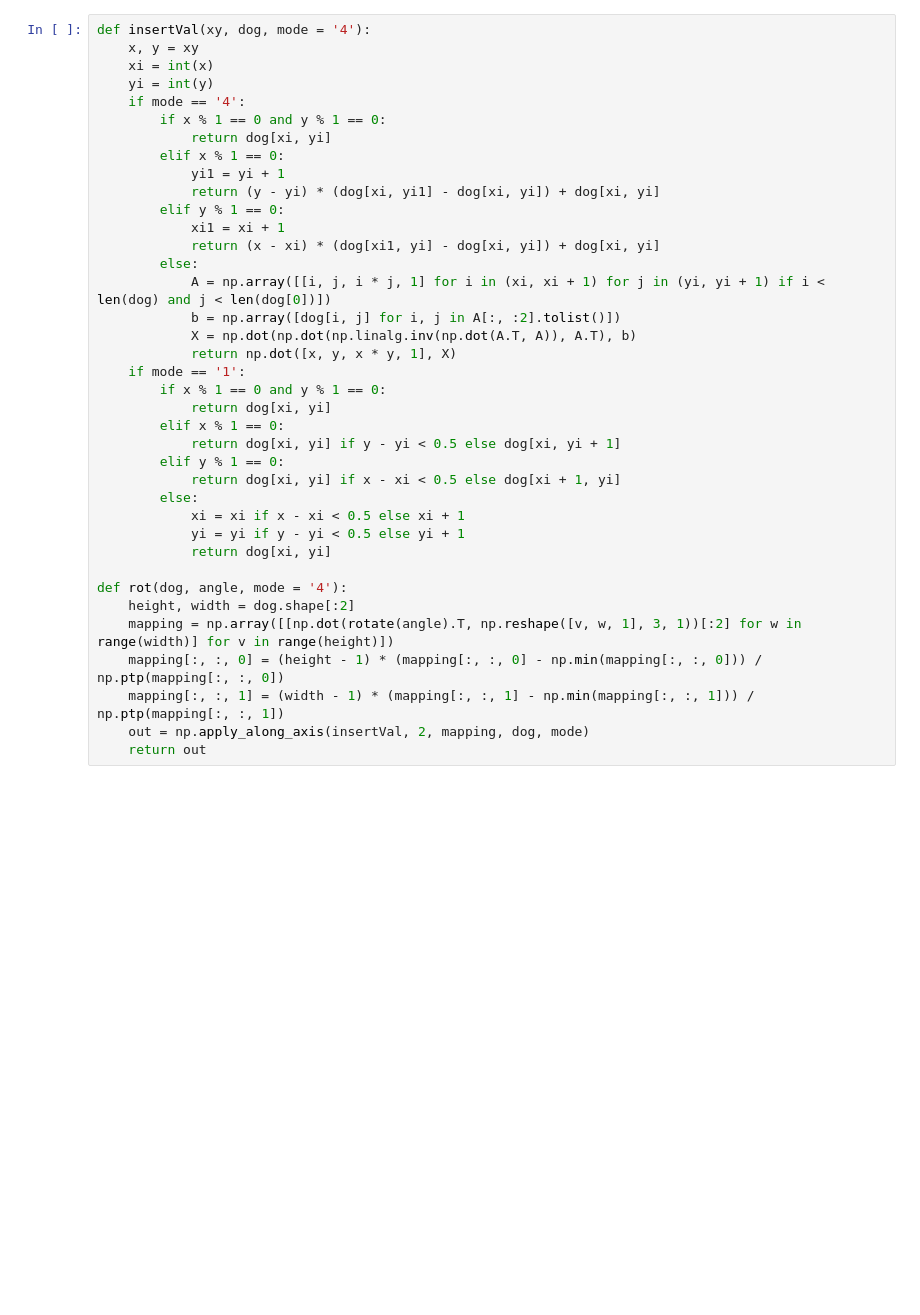
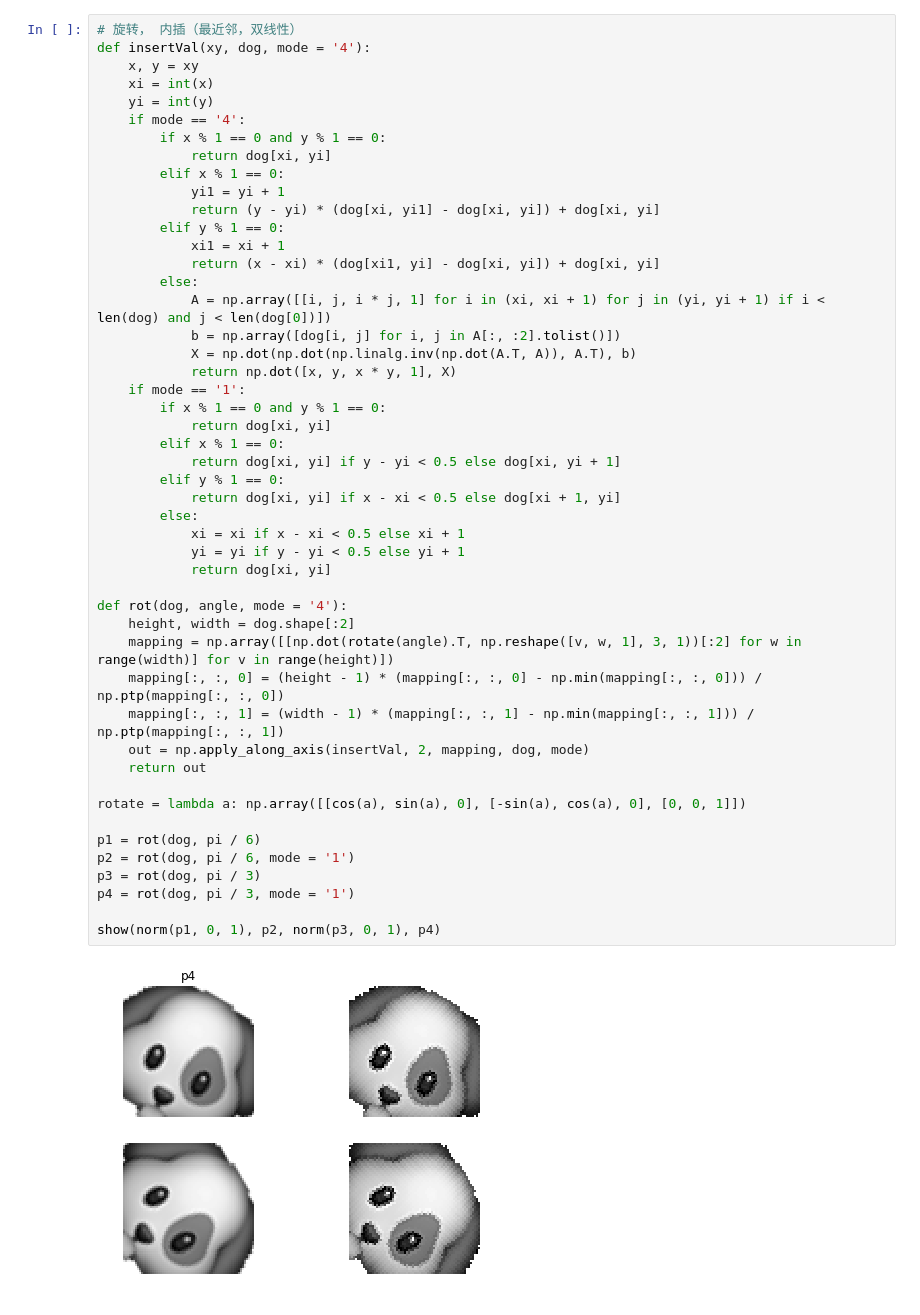
Before and after one commit to CarnoZhao/PythonSkills, a Jupyter notebook: ImageProcessing/rotate.ipynb, the cells around one changed output. Drawn from its saved outputs; the diff is of its cells as text; blank space fills up the shorter version.

```diff
--- a/ImageProcessing/rotate.ipynb
+++ b/ImageProcessing/rotate.ipynb
@@ -50,4 +71,5 @@ show(dog)
 # %%
+# 旋转， 内插（最近邻，双线性）
 def insertVal(xy, dog, mode = '4'):
     x, y = xy
     xi = int(x)
@@ -58,30 +80,41 @@ def insertVal(xy, dog, mode = '4'):
         elif x % 1 == 0:
             yi1 = yi + 1
             return (y - yi) * (dog[xi, yi1] - dog[xi, yi]) + dog[xi, yi]
         elif y % 1 == 0:
             xi1 = xi + 1
             return (x - xi) * (dog[xi1, yi] - dog[xi, yi]) + dog[xi, yi]
         else:
             A = np.array([[i, j, i * j, 1] for i in (xi, xi + 1) for j in (yi, yi + 1) if i < len(dog) and j < len(dog[0])])
             b = np.array([dog[i, j] for i, j in A[:, :2].tolist()])
             X = np.dot(np.dot(np.linalg.inv(np.dot(A.T, A)), A.T), b)
             return np.dot([x, y, x * y, 1], X)
     if mode == '1':
         if x % 1 == 0 and y % 1 == 0:
             return dog[xi, yi]
         elif x % 1 == 0:
             return dog[xi, yi] if y - yi < 0.5 else dog[xi, yi + 1]
         elif y % 1 == 0:
             return dog[xi, yi] if x - xi < 0.5 else dog[xi + 1, yi]
         else:
             xi = xi if x - xi < 0.5 else xi + 1
             yi = yi if y - yi < 0.5 else yi + 1
             return dog[xi, yi]
 
 def rot(dog, angle, mode = '4'):
     height, width = dog.shape[:2]
     mapping = np.array([[np.dot(rotate(angle).T, np.reshape([v, w, 1], 3, 1))[:2] for w in range(width)] for v in range(height)])
     mapping[:, :, 0] = (height - 1) * (mapping[:, :, 0] - np.min(mapping[:, :, 0])) / np.ptp(mapping[:, :, 0])
     mapping[:, :, 1] = (width - 1) * (mapping[:, :, 1] - np.min(mapping[:, :, 1])) / np.ptp(mapping[:, :, 1])
     out = np.apply_along_axis(insertVal, 2, mapping, dog, mode)
     return out
+
+rotate = lambda a: np.array([[cos(a), sin(a), 0], [-sin(a), cos(a), 0], [0, 0, 1]])
+
+p1 = rot(dog, pi / 6)
+p2 = rot(dog, pi / 6, mode = '1')
+p3 = rot(dog, pi / 3)
+p4 = rot(dog, pi / 3, mode = '1')
+
+show(norm(p1, 0, 1), p2, norm(p3, 0, 1), p4)
+# %% [output]
+[figure, added]
```
Also changed, not shown: parts of 9 cells of this notebook.
